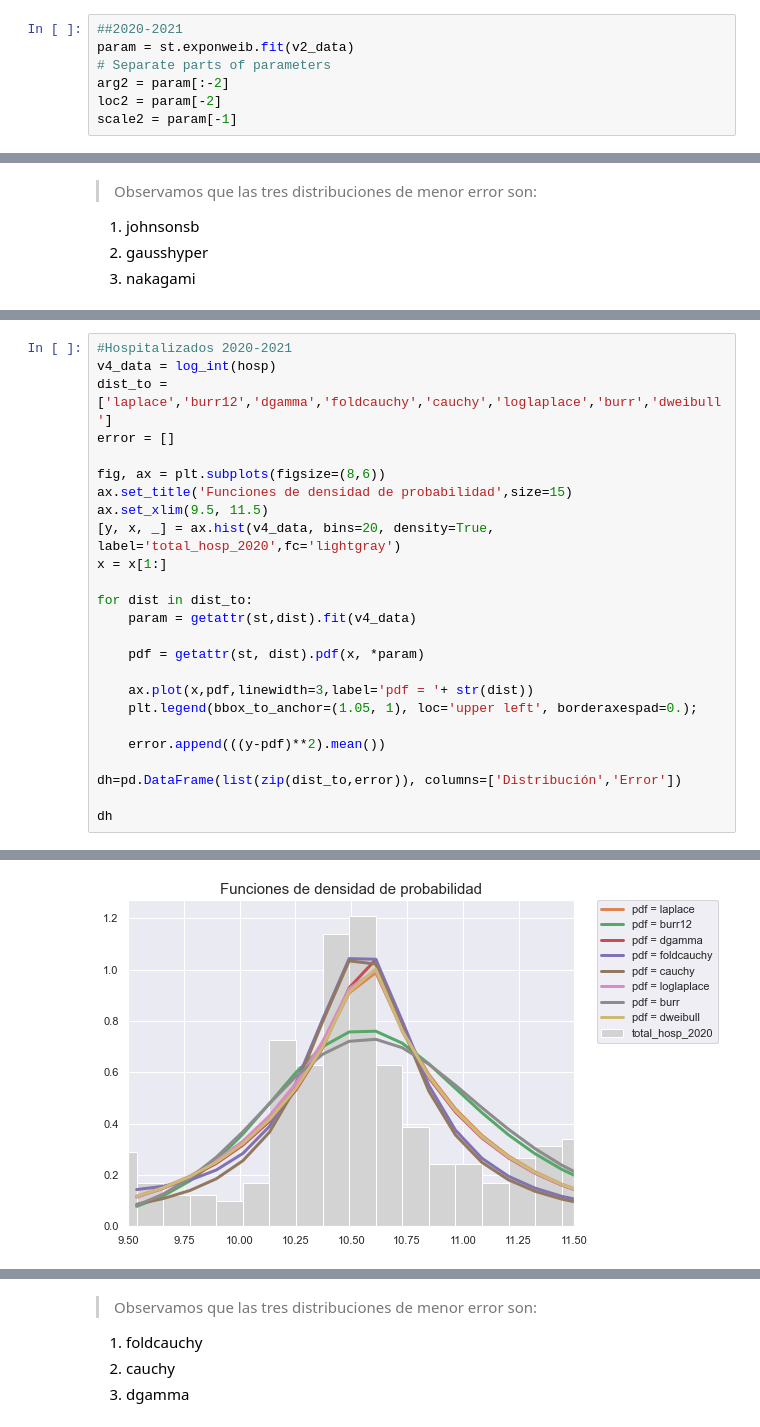
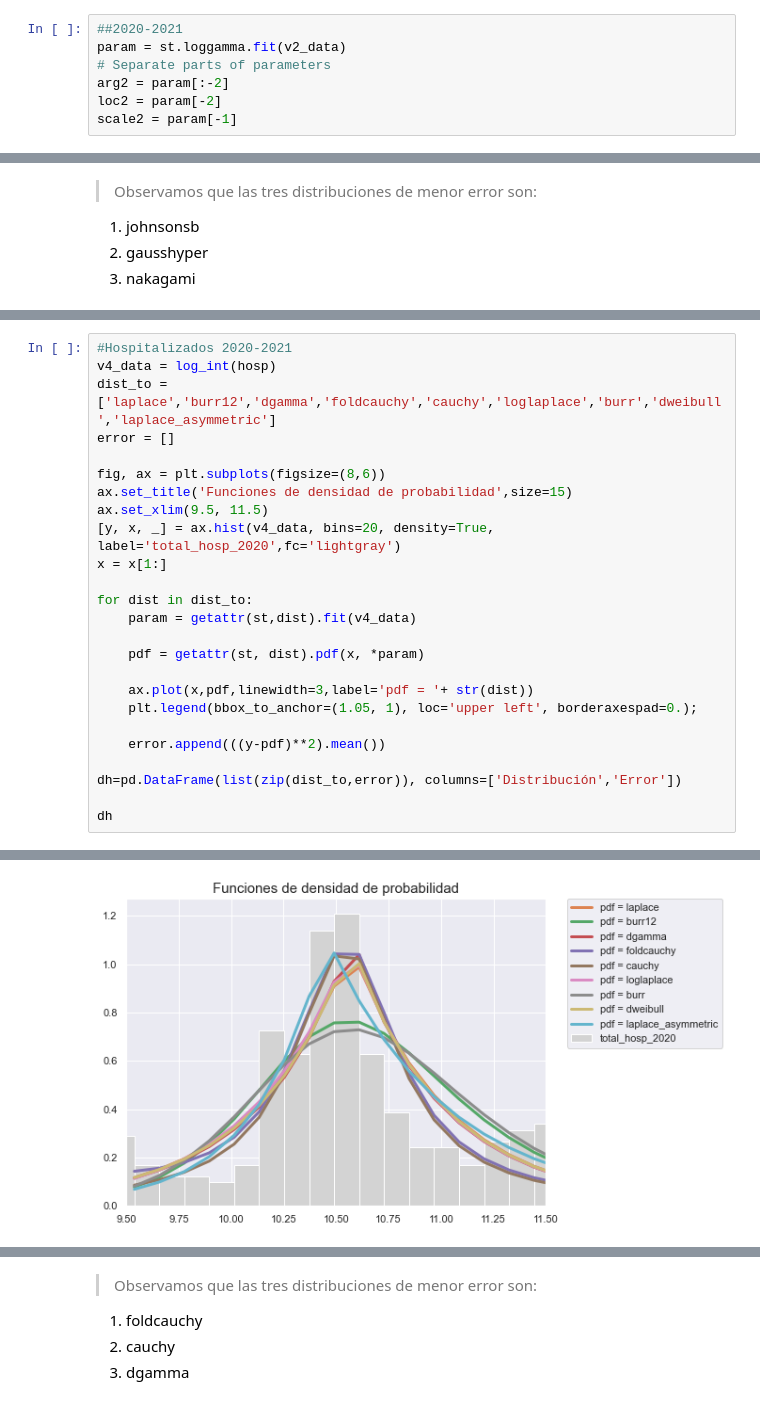
Before and after one commit to valerialadron/Proyecto_VLadron_MMLopez, a Jupyter notebook: Proyecto_VLadron_MMLopez.ipynb, the cells around one changed output, grey strips where cells are left out. Drawn from its saved outputs; the diff is of its cells as text.

```diff
--- a/Proyecto_VLadron_MMLopez.ipynb
+++ b/Proyecto_VLadron_MMLopez.ipynb
@@ -860,7 +953,7 @@ plt.show()
 [figure]
 # %%
 ##2020-2021
-param = st.exponweib.fit(v2_data)
+param = st.loggamma.fit(v2_data)
 # Separate parts of parameters
 arg2 = param[:-2]
 loc2 = param[-2]
@@ -1545,7 +1733,7 @@ Name: Distribución, dtype: object
 # %%
 #Hospitalizados 2020-2021
 v4_data = log_int(hosp)
-dist_to = ['laplace','burr12','dgamma','foldcauchy','cauchy','loglaplace','burr','dweibull']
+dist_to = ['laplace','burr12','dgamma','foldcauchy','cauchy','loglaplace','burr','dweibull','laplace_asymmetric']
 error = []
 
 fig, ax = plt.subplots(figsize=(8,6))
@@ -1580,4 +1769,4 @@ dh
-[figure, old version]
+[figure, new version]
 # %%
 #La que mejor se ajusta 2020-2021
 best_h1 = dh.sort_values(by = 'Error')
```
Also changed, not shown: parts of 38 cells of this notebook.
